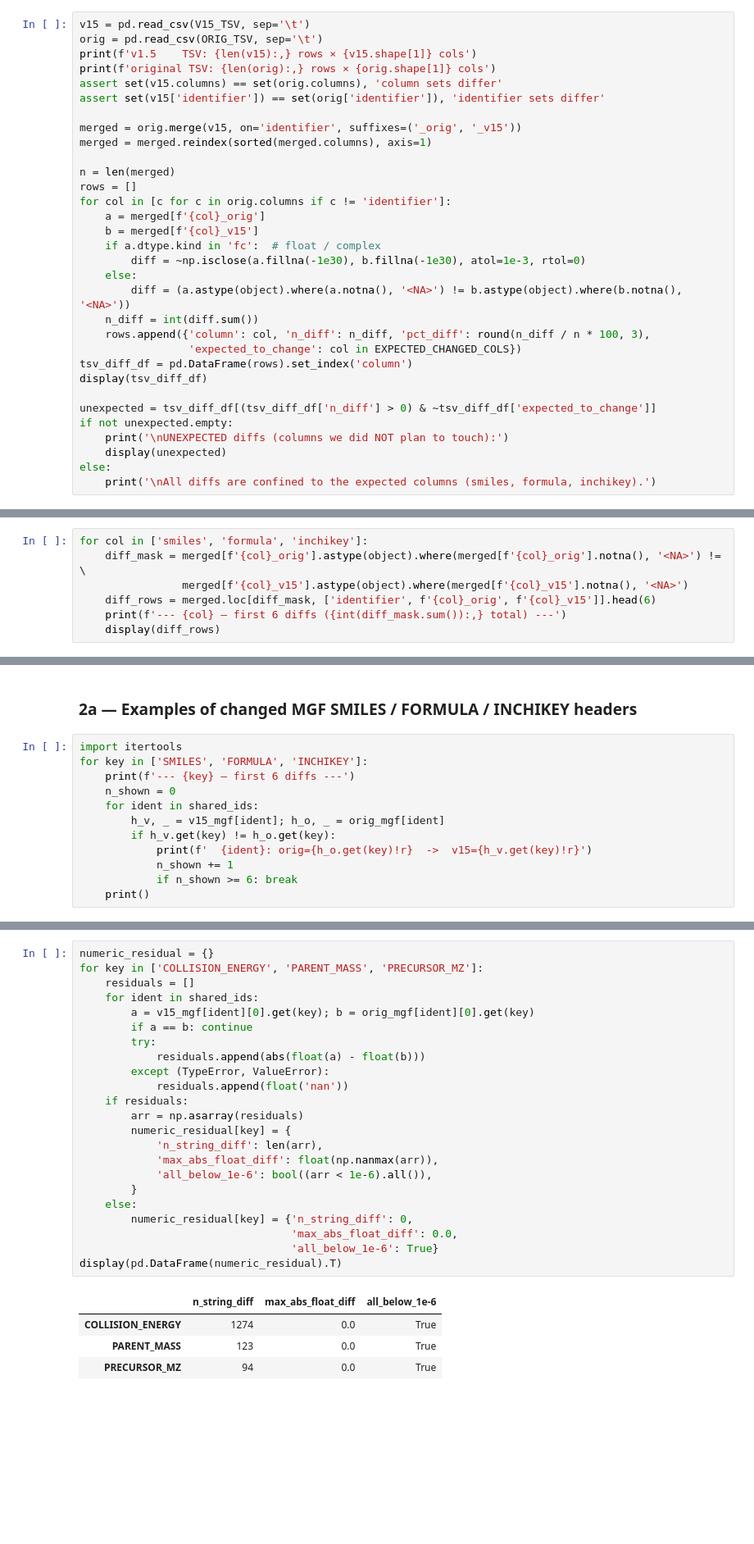
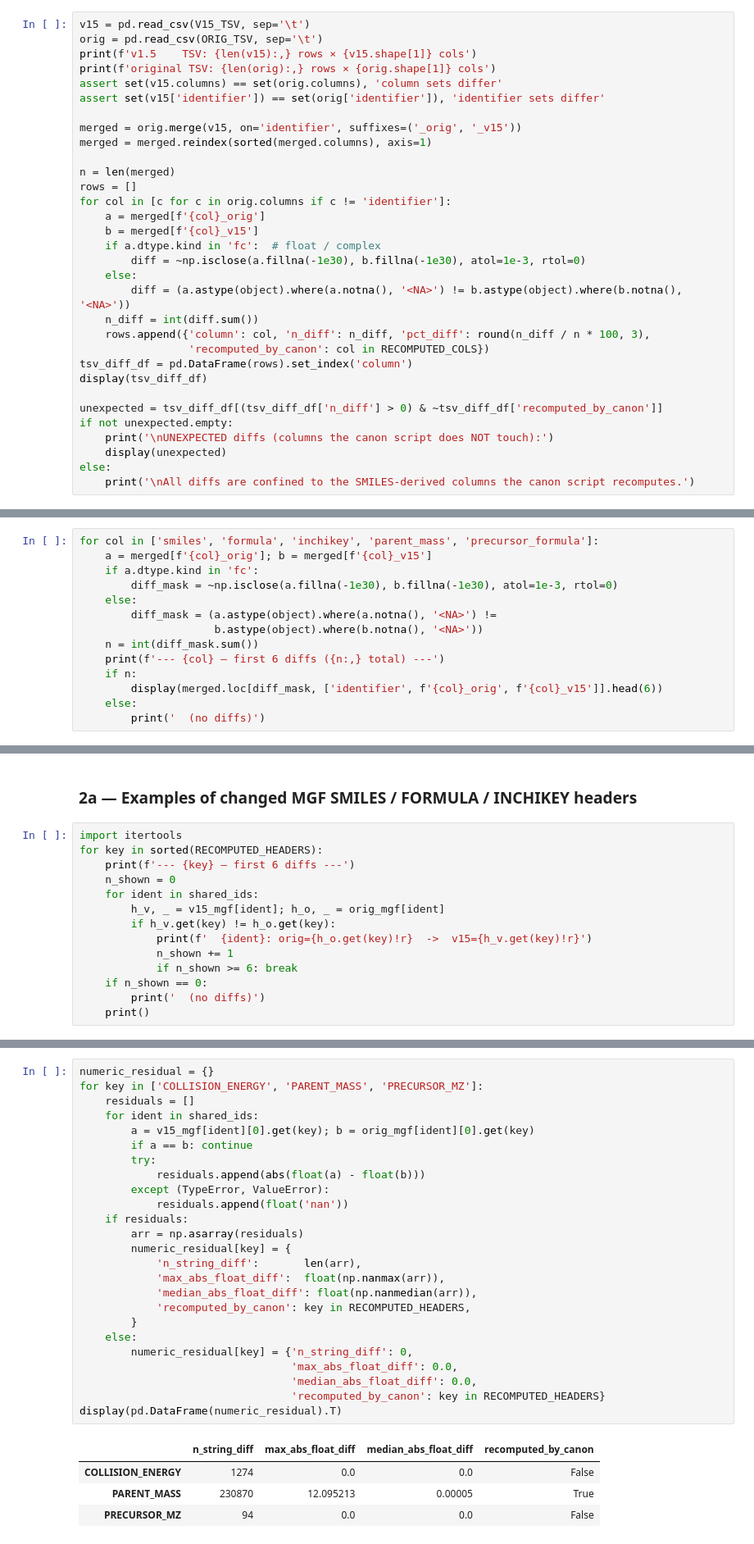
Before and after one commit to roman-bushuiev/MassSpecGym, a Jupyter notebook: notebooks/massspecgym_in_the_wild/v1.5_consistency_check.ipynb, the cells around one changed output, grey strips where cells are left out. Shown at 82% size. Cells and saved outputs as stored; diff of their text form; blank space fills up the shorter version.

```diff
--- a/notebooks/massspecgym_in_the_wild/v1.5_consistency_check.ipynb
+++ b/notebooks/massspecgym_in_the_wild/v1.5_consistency_check.ipynb
@@ -60,16 +71,16 @@ for col in [c for c in orig.columns if c != 'identifier']:
         diff = (a.astype(object).where(a.notna(), '<NA>') != b.astype(object).where(b.notna(), '<NA>'))
     n_diff = int(diff.sum())
     rows.append({'column': col, 'n_diff': n_diff, 'pct_diff': round(n_diff / n * 100, 3),
-                 'expected_to_change': col in EXPECTED_CHANGED_COLS})
+                 'recomputed_by_canon': col in RECOMPUTED_COLS})
 tsv_diff_df = pd.DataFrame(rows).set_index('column')
 display(tsv_diff_df)
 
-unexpected = tsv_diff_df[(tsv_diff_df['n_diff'] > 0) & ~tsv_diff_df['expected_to_change']]
+unexpected = tsv_diff_df[(tsv_diff_df['n_diff'] > 0) & ~tsv_diff_df['recomputed_by_canon']]
 if not unexpected.empty:
-    print('\nUNEXPECTED diffs (columns we did NOT plan to touch):')
+    print('\nUNEXPECTED diffs (columns the canon script does NOT touch):')
     display(unexpected)
 else:
-    print('\nAll diffs are confined to the expected columns (smiles, formula, inchikey).')
+    print('\nAll diffs are confined to the SMILES-derived columns the canon script recomputes.')
 # %% [output]
 v1.5    TSV: 231,104 rows × 14 cols
 original TSV: 231,104 rows × 14 cols
@@ -94,8 +105,15 @@ All diffs are confined to the expected columns (smiles, formula, inchikey).
 # %%
-for col in ['smiles', 'formula', 'inchikey']:
-    diff_mask = merged[f'{col}_orig'].astype(object).where(merged[f'{col}_orig'].notna(), '<NA>') != \
-                merged[f'{col}_v15'].astype(object).where(merged[f'{col}_v15'].notna(), '<NA>')
-    diff_rows = merged.loc[diff_mask, ['identifier', f'{col}_orig', f'{col}_v15']].head(6)
-    print(f'--- {col} — first 6 diffs ({int(diff_mask.sum()):,} total) ---')
-    display(diff_rows)
+for col in ['smiles', 'formula', 'inchikey', 'parent_mass', 'precursor_formula']:
+    a = merged[f'{col}_orig']; b = merged[f'{col}_v15']
+    if a.dtype.kind in 'fc':
+        diff_mask = ~np.isclose(a.fillna(-1e30), b.fillna(-1e30), atol=1e-3, rtol=0)
+    else:
+        diff_mask = (a.astype(object).where(a.notna(), '<NA>') !=
+                     b.astype(object).where(b.notna(), '<NA>'))
+    n = int(diff_mask.sum())
+    print(f'--- {col} — first 6 diffs ({n:,} total) ---')
+    if n:
+        display(merged.loc[diff_mask, ['identifier', f'{col}_orig', f'{col}_v15']].head(6))
+    else:
+        print('  (no diffs)')
 # %% [output]
@@ -219,7 +258,7 @@ UNEXPECTED MGF diffs (headers we did NOT plan to touch):
 ### 2a — Examples of changed MGF SMILES / FORMULA / INCHIKEY headers
 # %%
 import itertools
-for key in ['SMILES', 'FORMULA', 'INCHIKEY']:
+for key in sorted(RECOMPUTED_HEADERS):
     print(f'--- {key} — first 6 diffs ---')
     n_shown = 0
     for ident in shared_ids:
@@ -228,5 +267,7 @@ for key in ['SMILES', 'FORMULA', 'INCHIKEY']:
             print(f'  {ident}: orig={h_o.get(key)!r}  ->  v15={h_v.get(key)!r}')
             n_shown += 1
             if n_shown >= 6: break
+    if n_shown == 0:
+        print('  (no diffs)')
     print()
 # %% [output]
@@ -253,30 +300,32 @@ that matters — confirmed below as the float-difference is exactly zero
 # %%
 numeric_residual = {}
 for key in ['COLLISION_ENERGY', 'PARENT_MASS', 'PRECURSOR_MZ']:
     residuals = []
     for ident in shared_ids:
         a = v15_mgf[ident][0].get(key); b = orig_mgf[ident][0].get(key)
         if a == b: continue
         try:
             residuals.append(abs(float(a) - float(b)))
         except (TypeError, ValueError):
             residuals.append(float('nan'))
     if residuals:
         arr = np.asarray(residuals)
         numeric_residual[key] = {
-            'n_string_diff': len(arr),
-            'max_abs_float_diff': float(np.nanmax(arr)),
-            'all_below_1e-6': bool((arr < 1e-6).all()),
+            'n_string_diff':       len(arr),
+            'max_abs_float_diff':  float(np.nanmax(arr)),
+            'median_abs_float_diff': float(np.nanmedian(arr)),
+            'recomputed_by_canon': key in RECOMPUTED_HEADERS,
         }
     else:
         numeric_residual[key] = {'n_string_diff': 0,
                                  'max_abs_float_diff': 0.0,
-                                 'all_below_1e-6': True}
+                                 'median_abs_float_diff': 0.0,
+                                 'recomputed_by_canon': key in RECOMPUTED_HEADERS}
 display(pd.DataFrame(numeric_residual).T)
 # %% [output]
-|  | n_string_diff | max_abs_float_diff | all_below_1e-6 |
-| COLLISION_ENERGY | 1274 | 0.0 | True |
-| PARENT_MASS | 123 | 0.0 | True |
-| PRECURSOR_MZ | 94 | 0.0 | True |
+|  | n_string_diff | max_abs_float_diff | median_abs_float_diff | recomputed_by_canon |
+| COLLISION_ENERGY | 1274 | 0.0 | 0.0 | False |
+| PARENT_MASS | 230870 | 12.095213 | 0.00005 | True |
+| PRECURSOR_MZ | 94 | 0.0 | 0.0 | False |
 # %% [markdown]
 ## 3 — Summary
```
Also changed, not shown: parts of 10 cells of this notebook, 2 other files.
